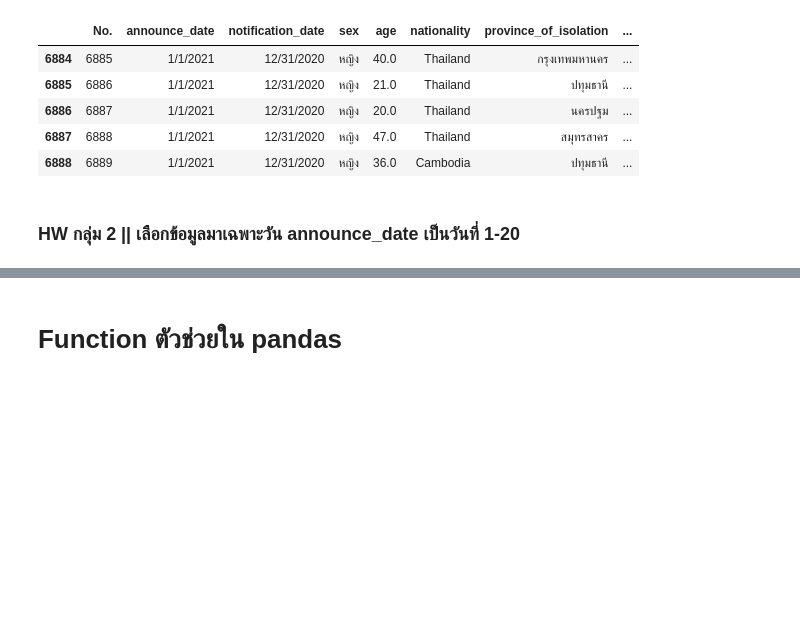
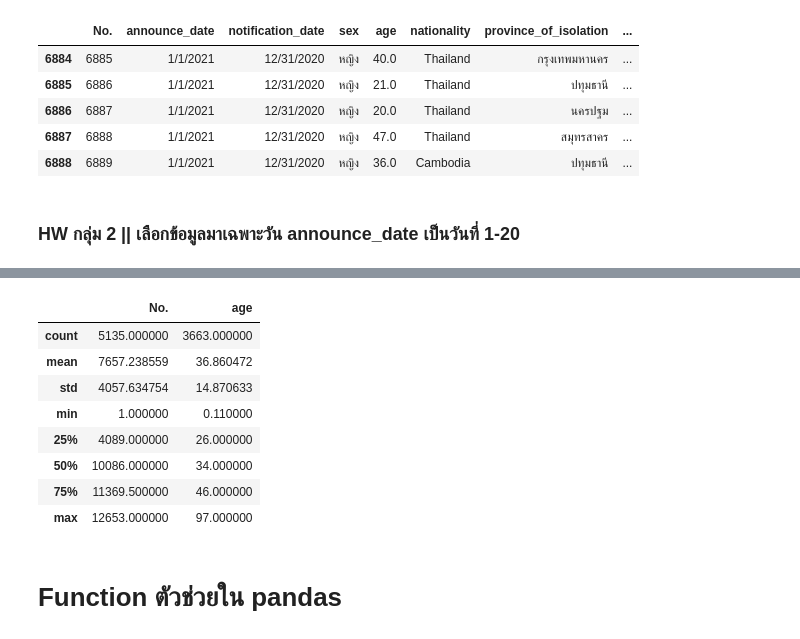
Before and after one commit to team0243/data_viz_2022, a Jupyter notebook: Pandas101.ipynb, the cells around one changed output, grey strips where cells are left out. Cells and saved outputs as stored; diff of their text form; code cells hidden in the pictures; blank space fills up the shorter version.

```diff
--- a/Pandas101.ipynb
+++ b/Pandas101.ipynb
@@ -754,3 +777,15 @@ data_covid[TF].head()
+# %%
+data_covid[TF].describe() #ค่าทางสถิติของข้อมูลเฉพาะวันที่1-20
+# %% [output]
+|  | No. | age |
+| count | 5135.000000 | 3663.000000 |
+| mean | 7657.238559 | 36.860472 |
+| std | 4057.634754 | 14.870633 |
+| min | 1.000000 | 0.110000 |
+| 25% | 4089.000000 | 26.000000 |
+| 50% | 10086.000000 | 34.000000 |
+| 75% | 11369.500000 | 46.000000 |
+| max | 12653.000000 | 97.000000 |
 # %% [markdown]
 # Function ตัวช่วยใน pandas
 # %% [markdown]
```
Also changed, not shown: parts of 1 cell of this notebook.
